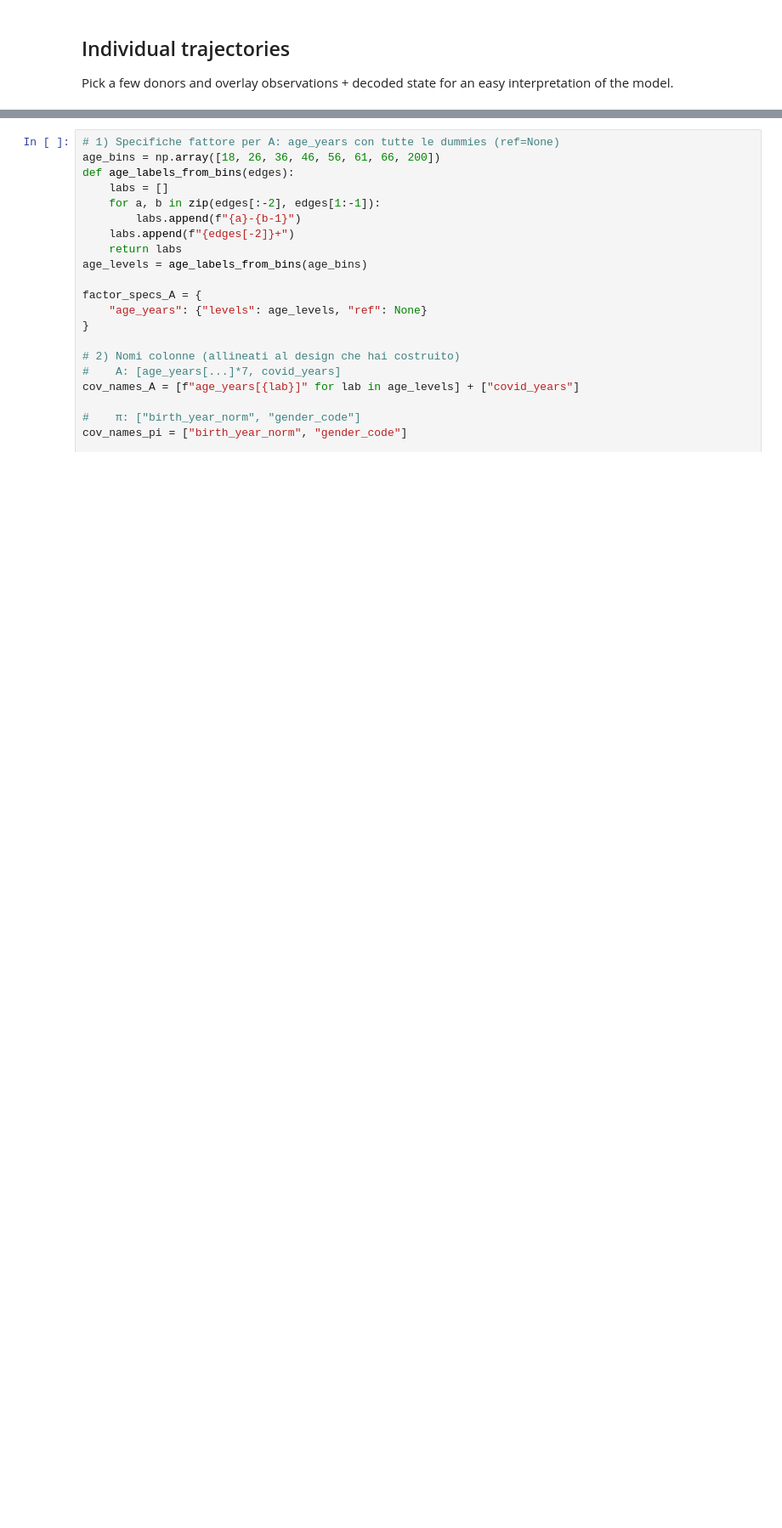
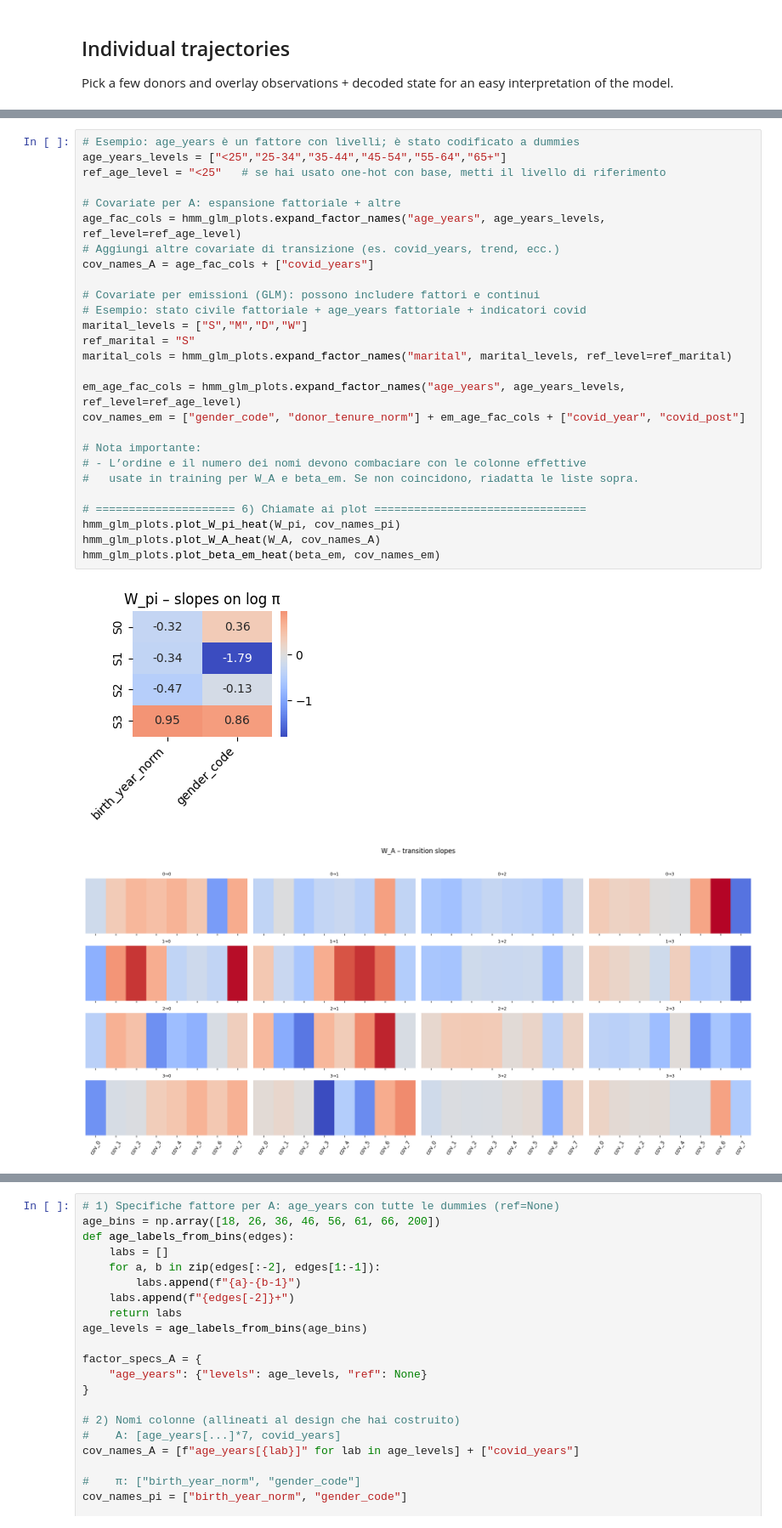
Before and after one commit to erikdeluca/Blood-Donors, a Jupyter notebook: Python/Bayesian HMM GLM.ipynb, the cells around one changed output, grey strips where cells are left out. Shown at 85% size. Saved outputs shown, nothing was run; the diff lists cells and outputs as text; blank space fills up the shorter version.

```diff
--- a/Python/Bayesian HMM GLM.ipynb
+++ b/Python/Bayesian HMM GLM.ipynb
@@ -1144,0 +697,30 @@ plot_beta_em_heat(beta, cov_names_em)
+# %%
+# Esempio: age_years è un fattore con livelli; è stato codificato a dummies
+age_years_levels = ["<25","25-34","35-44","45-54","55-64","65+"]
+ref_age_level = "<25"   # se hai usato one-hot con base, metti il livello di riferimento
+
+# Covariate per A: espansione fattoriale + altre
+age_fac_cols = hmm_glm_plots.expand_factor_names("age_years", age_years_levels, ref_level=ref_age_level)
+# Aggiungi altre covariate di transizione (es. covid_years, trend, ecc.)
+cov_names_A = age_fac_cols + ["covid_years"]
+
+# Covariate per emissioni (GLM): possono includere fattori e continui
+# Esempio: stato civile fattoriale + age_years fattoriale + indicatori covid
+marital_levels = ["S","M","D","W"]
+ref_marital = "S"
+marital_cols = hmm_glm_plots.expand_factor_names("marital", marital_levels, ref_level=ref_marital)
+
+em_age_fac_cols = hmm_glm_plots.expand_factor_names("age_years", age_years_levels, ref_level=ref_age_level)
+cov_names_em = ["gender_code", "donor_tenure_norm"] + em_age_fac_cols + ["covid_year", "covid_post"]
+
+# Nota importante:
+# - L’ordine e il numero dei nomi devono combaciare con le colonne effettive
+#   usate in training per W_A e beta_em. Se non coincidono, riadatta le liste sopra.
+
+# ===================== 6) Chiamate ai plot ================================
+hmm_glm_plots.plot_W_pi_heat(W_pi, cov_names_pi)
+hmm_glm_plots.plot_W_A_heat(W_A, cov_names_A)
+hmm_glm_plots.plot_beta_em_heat(beta_em, cov_names_em)
+# %% [output]
+[figure, added]
+[figure, added]
```
Also changed, not shown: parts of 51 cells of this notebook.
